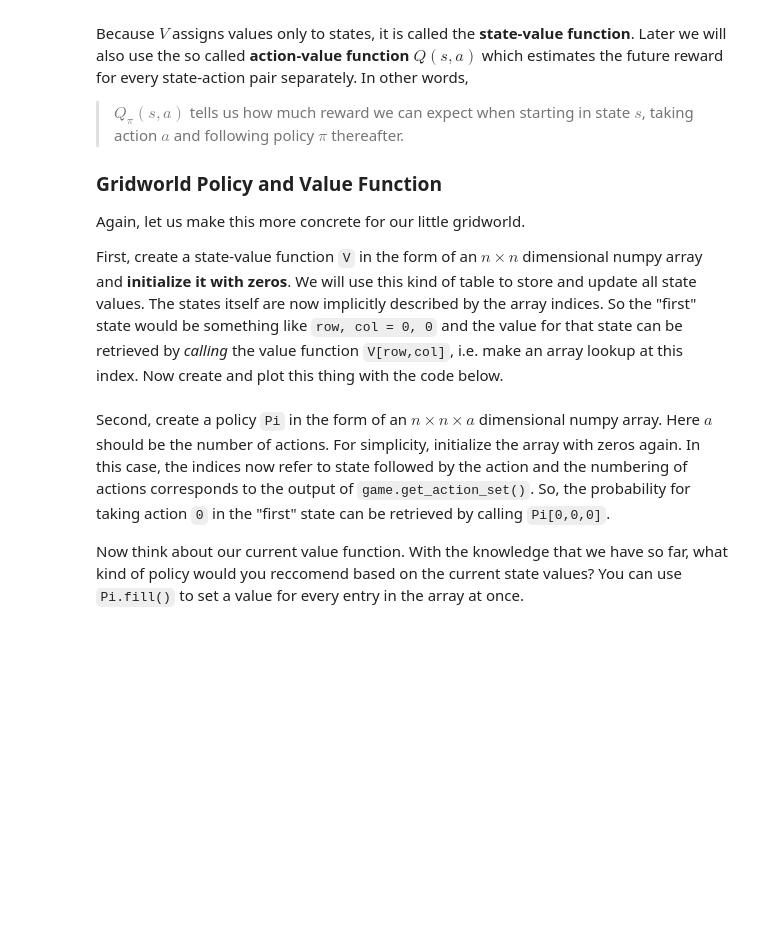
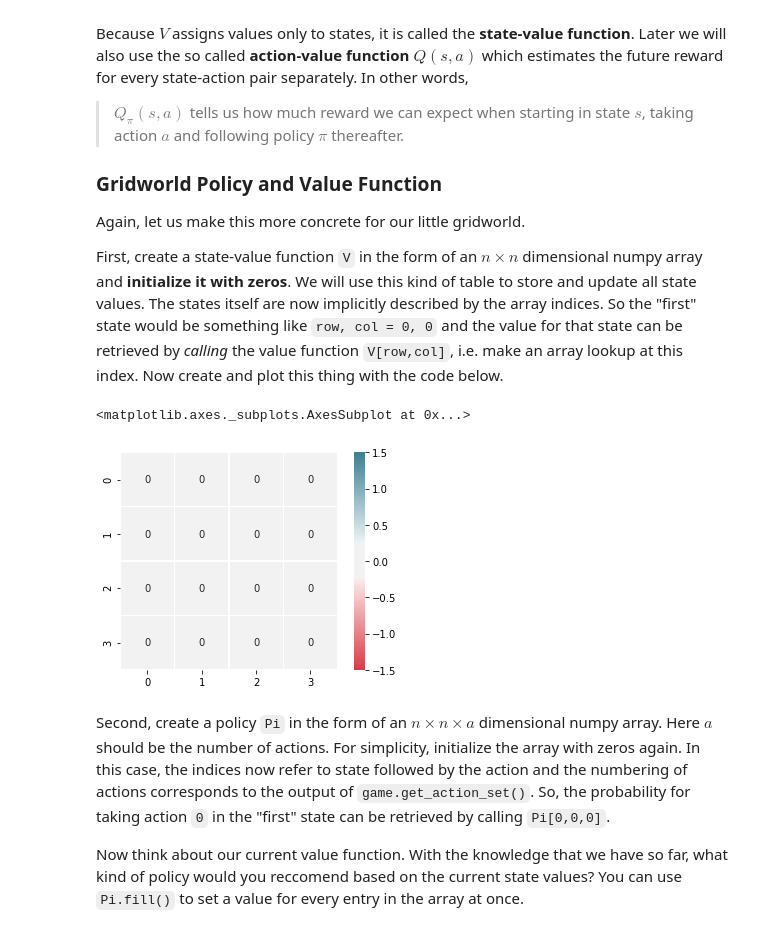
Before and after one commit to An-Dang/Programming-Intelligent-Applications, a Jupyter notebook: reinforcement-learning/PIA_RL_DynamicProgramming.ipynb, the cells around one changed output. Saved outputs shown, nothing was run; the diff lists cells and outputs as text; code cells hidden in the pictures; blank space fills up the shorter version.

```diff
--- a/reinforcement-learning/PIA_RL_DynamicProgramming.ipynb
+++ b/reinforcement-learning/PIA_RL_DynamicProgramming.ipynb
@@ -129,3 +131,9 @@ plot_value_function(V)
+# %%
+V = np.zeros((4, 4))
+plot_value_function(V)
+# %% [output]
+<matplotlib.axes._subplots.AxesSubplot at 0x...>
+[figure, added]
 # %% [markdown]
 Second, create a policy `Pi` in the form of an $n \times n \times a$ dimensional numpy array. Here $a$ should be the number of actions. For simplicity, initialize the array with zeros again. In this case, the indices now refer to state followed by the action and the numbering of actions corresponds to the output of `game.get_action_set()`. So, the probability for taking action `0` in the "first" state can be retrieved by calling `Pi[0,0,0]`.
 
```
Also changed, not shown: parts of 4 cells of this notebook, 16 other files.
